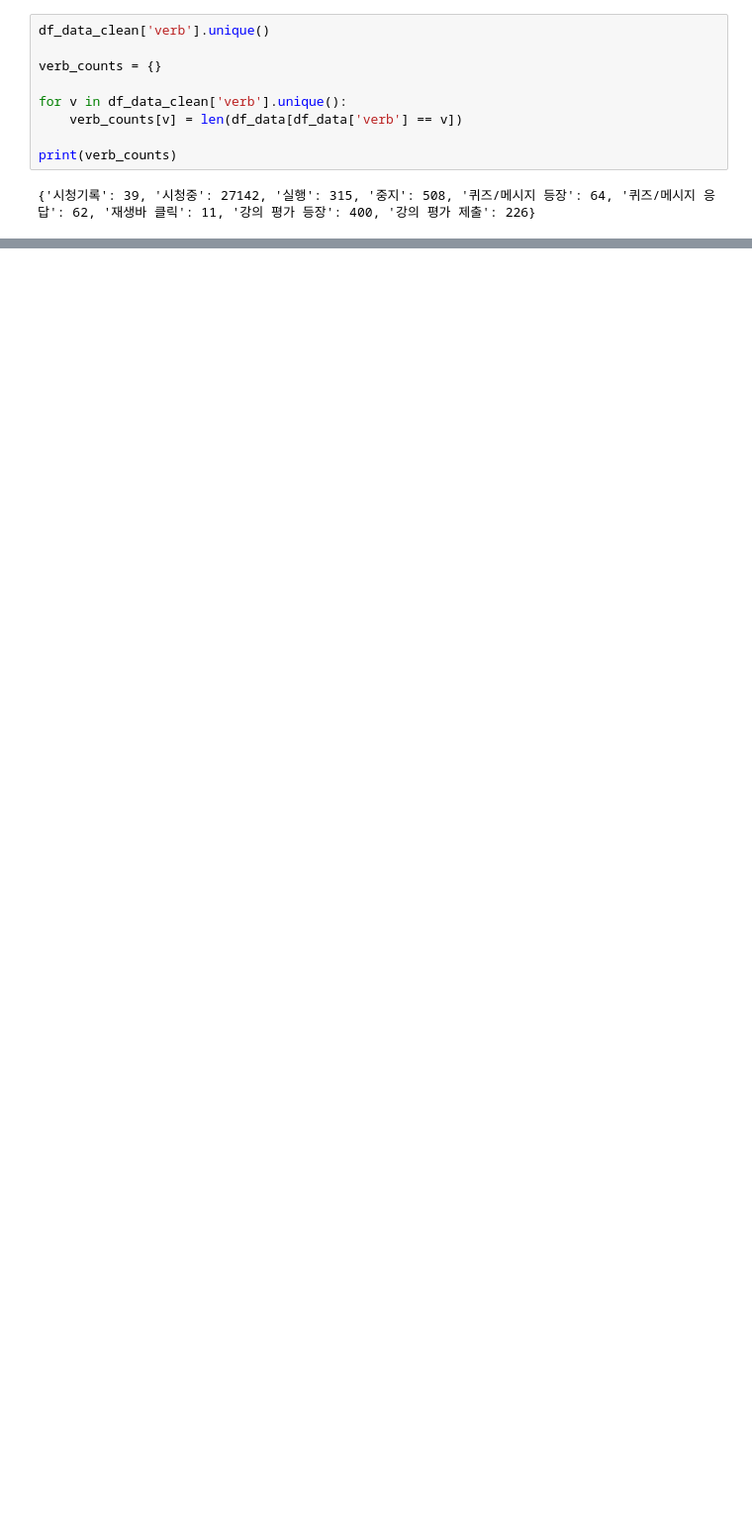
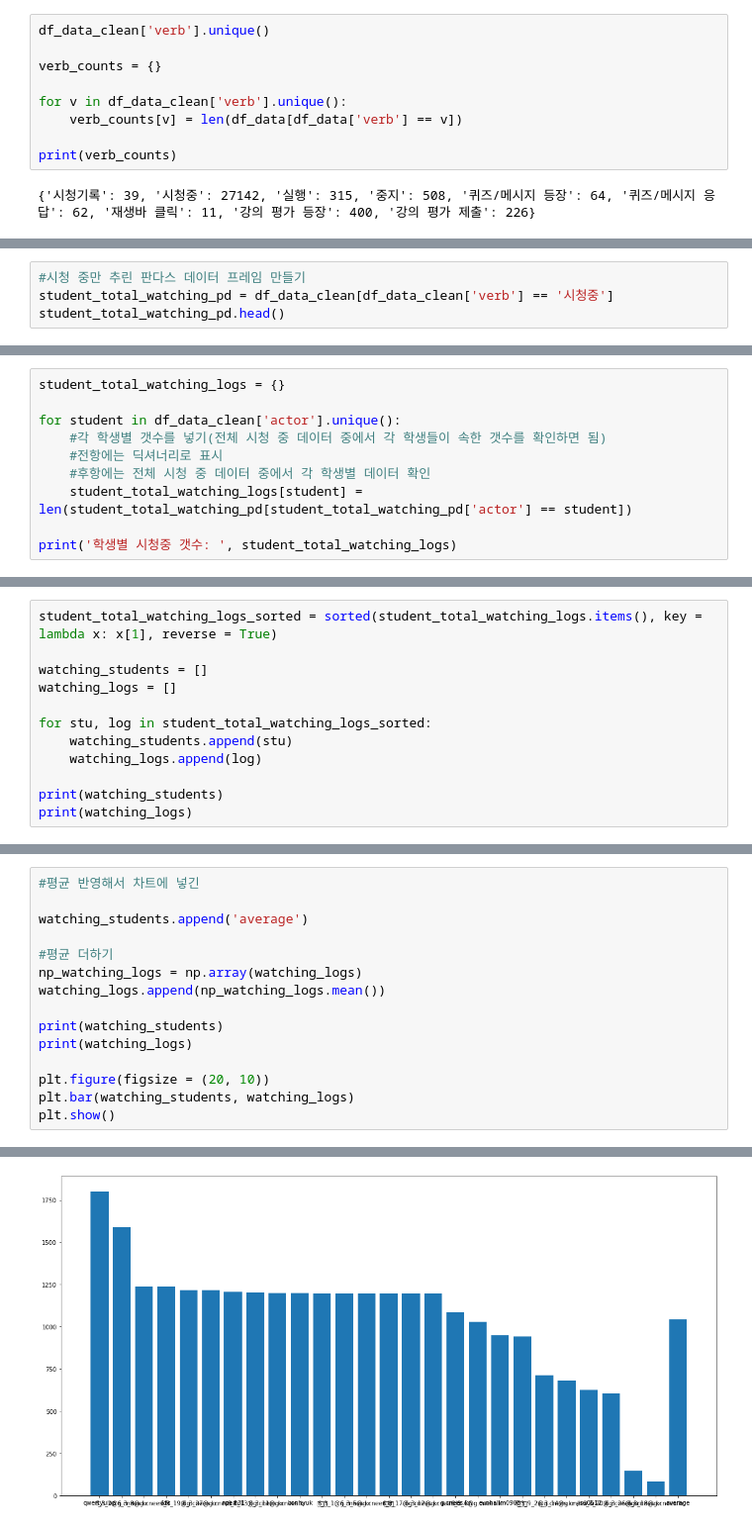
Before and after one commit to codingchild2424/SNURO_xAPI_EDA, a Jupyter notebook: xAPI.ipynb, the cells around one changed output, grey strips where cells are left out. Shown at 99% size. Cells and saved outputs as stored; diff of their text form; blank space fills up the shorter version.

```diff
--- a/xAPI.ipynb
+++ b/xAPI.ipynb
@@ -219,0 +241,4 @@ print(verb_counts)
+# %%
+#시청 중만 추린 판다스 데이터 프레임 만들기
+student_total_watching_pd = df_data_clean[df_data_clean['verb'] == '시청중']
+student_total_watching_pd.head()
@@ -219,0 +252,10 @@ print(verb_counts)
+# %%
+student_total_watching_logs = {}
+
+for student in df_data_clean['actor'].unique():
+    #각 학생별 갯수를 넣기(전체 시청 중 데이터 중에서 각 학생들이 속한 갯수를 확인하면 됨)
+    #전항에는 딕셔너리로 표시
+    #후항에는 전체 시청 중 데이터 중에서 각 학생별 데이터 확인
+    student_total_watching_logs[student] = len(student_total_watching_pd[student_total_watching_pd['actor'] == student])
+
+print('학생별 시청중 갯수: ', student_total_watching_logs)
@@ -219,0 +268,12 @@ print(verb_counts)
+# %%
+student_total_watching_logs_sorted = sorted(student_total_watching_logs.items(), key = lambda x: x[1], reverse = True)
+
+watching_students = []
+watching_logs = []
+
+for stu, log in student_total_watching_logs_sorted:
+    watching_students.append(stu)
+    watching_logs.append(log)
+
+print(watching_students)
+print(watching_logs)
@@ -219,0 +283,16 @@ print(verb_counts)
+# %%
+#평균 반영해서 차트에 넣긴
+
+watching_students.append('average')
+
+#평균 더하기
+np_watching_logs = np.array(watching_logs)
+watching_logs.append(np_watching_logs.mean())
+
+print(watching_students)
+print(watching_logs)
+
+plt.figure(figsize = (20, 10))
+plt.bar(watching_students, watching_logs)
+plt.show()
+# %% [output]
@@ -219,0 +301 @@ print(verb_counts)
+[figure, added]
```
Also changed, not shown: parts of 16 cells of this notebook.
